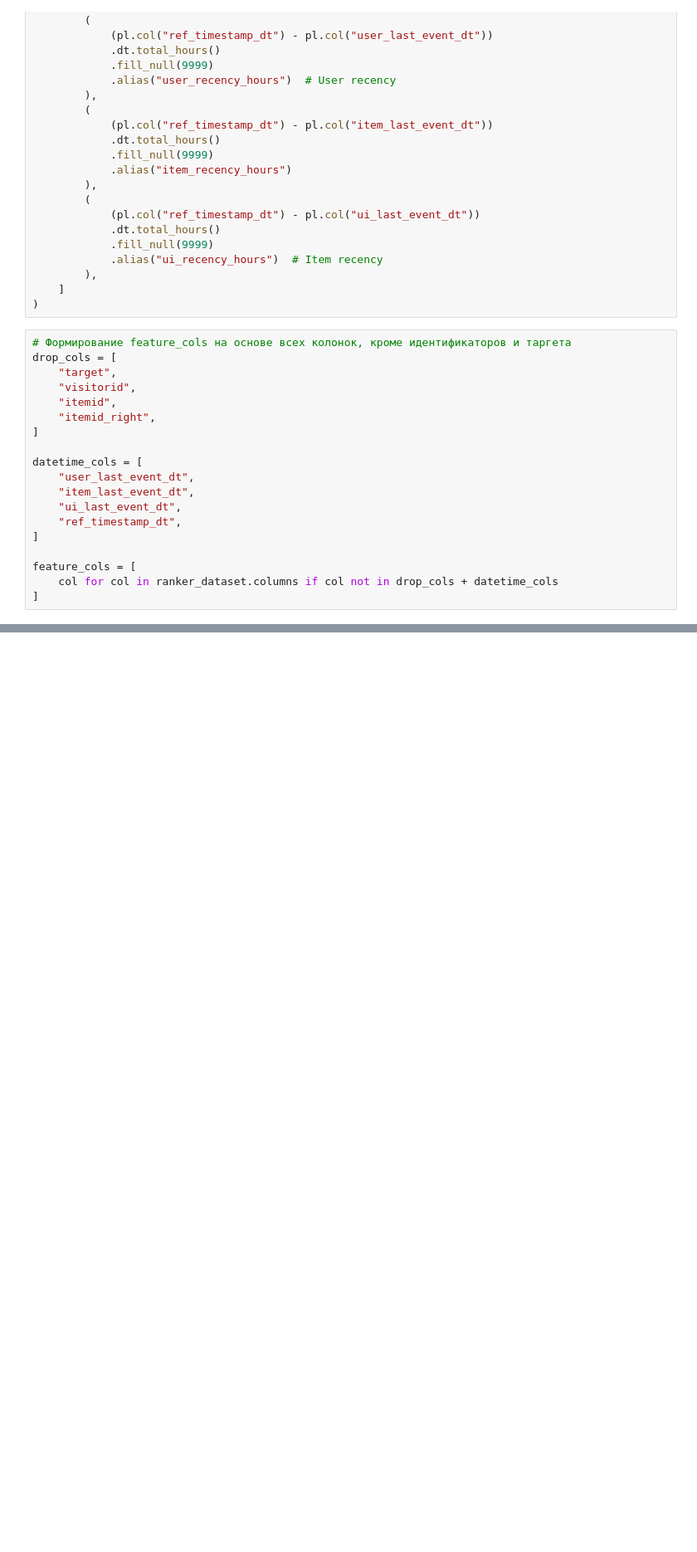
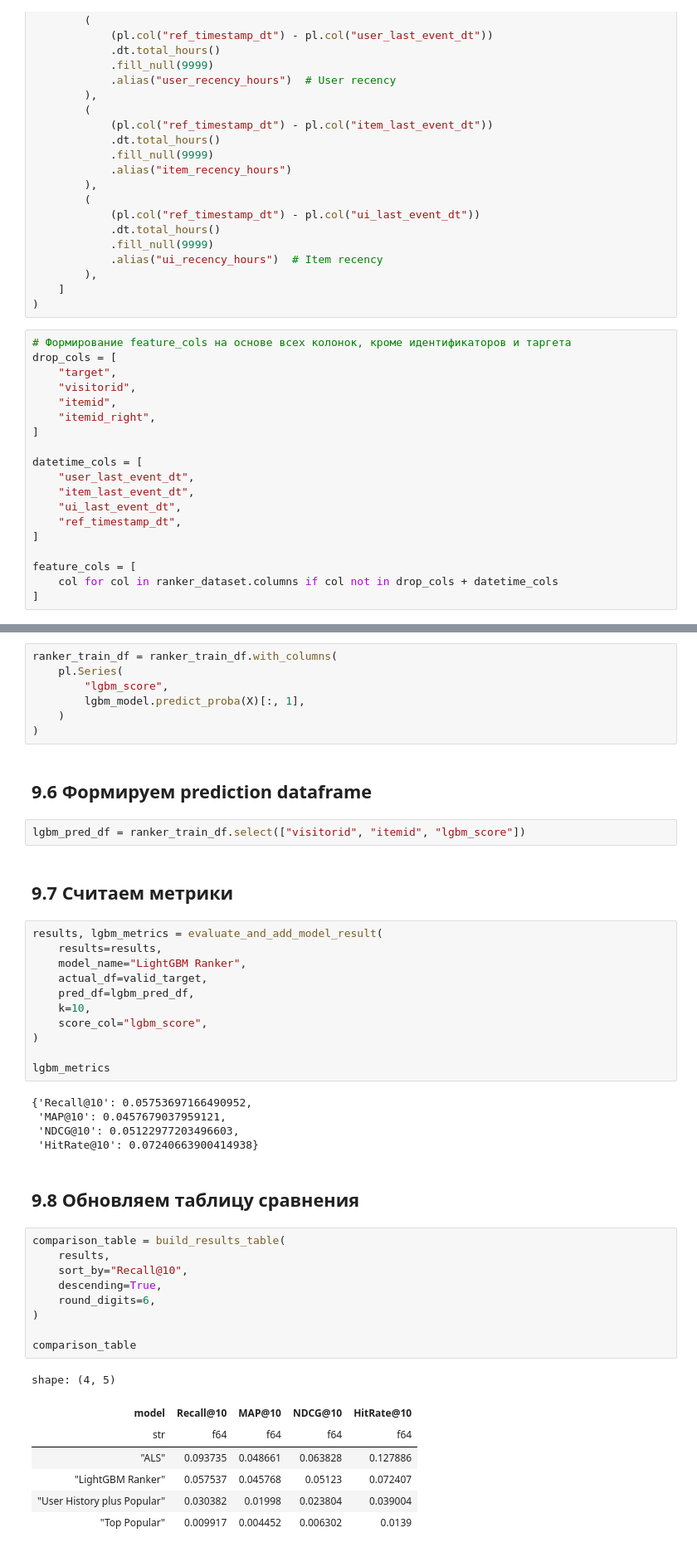
Before and after one commit to Manaam9/ecommerce-recsys, a Jupyter notebook: notebooks/02_modeling.ipynb, the cells around one changed output, grey strips where cells are left out. Shown at 83% size. Cells and saved outputs as stored; diff of their text form; blank space fills up the shorter version.

```diff
--- a/notebooks/02_modeling.ipynb
+++ b/notebooks/02_modeling.ipynb
@@ -2103,0 +2189,48 @@ ranker_dataset = ranker_dataset.with_columns(
+# %%
+ranker_train_df = ranker_train_df.with_columns(
+    pl.Series(
+        "lgbm_score",
+        lgbm_model.predict_proba(X)[:, 1],
+    )
+)
+# %% [markdown]
+## 9.6 Формируем prediction dataframe
+# %%
+lgbm_pred_df = ranker_train_df.select(["visitorid", "itemid", "lgbm_score"])
+# %% [markdown]
+## 9.7 Считаем метрики
+# %%
+results, lgbm_metrics = evaluate_and_add_model_result(
+    results=results,
+    model_name="LightGBM Ranker",
+    actual_df=valid_target,
+    pred_df=lgbm_pred_df,
+    k=10,
+    score_col="lgbm_score",
+)
+
+lgbm_metrics
+# %% [output]
+{'Recall@10': 0.05753697166490952,
+ 'MAP@10': 0.0457679037959121,
+ 'NDCG@10': 0.05122977203496603,
+ 'HitRate@10': 0.07240663900414938}
+# %% [markdown]
+## 9.8 Обновляем таблицу сравнения
+# %%
+comparison_table = build_results_table(
+    results,
+    sort_by="Recall@10",
+    descending=True,
+    round_digits=6,
+)
+
+comparison_table
+# %% [output]
+shape: (4, 5)
+| model | Recall@10 | MAP@10 | NDCG@10 | HitRate@10 |
+| str | f64 | f64 | f64 | f64 |
+| "ALS" | 0.093735 | 0.048661 | 0.063828 | 0.127886 |
+| "LightGBM Ranker" | 0.057537 | 0.045768 | 0.05123 | 0.072407 |
+| "User History plus Popular" | 0.030382 | 0.01998 | 0.023804 | 0.039004 |
+| "Top Popular" | 0.009917 | 0.004452 | 0.006302 | 0.0139 |
```
Also changed, not shown: parts of 39 cells of this notebook.
